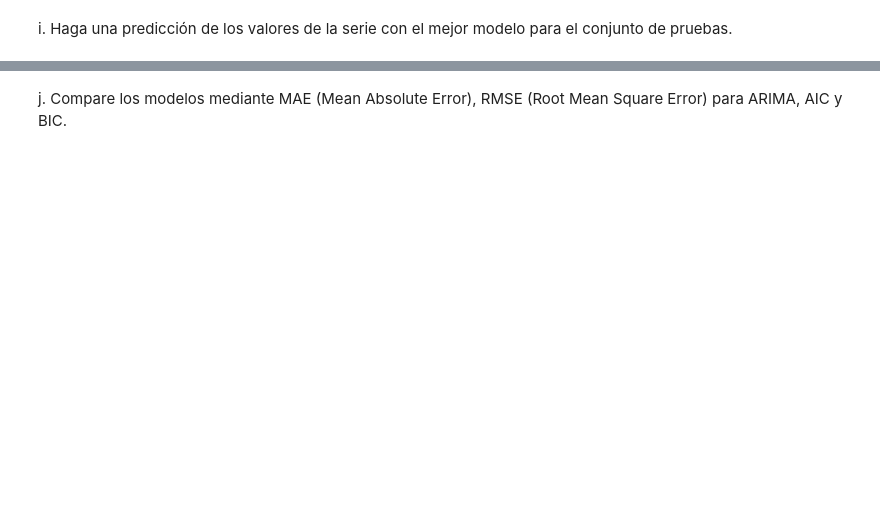
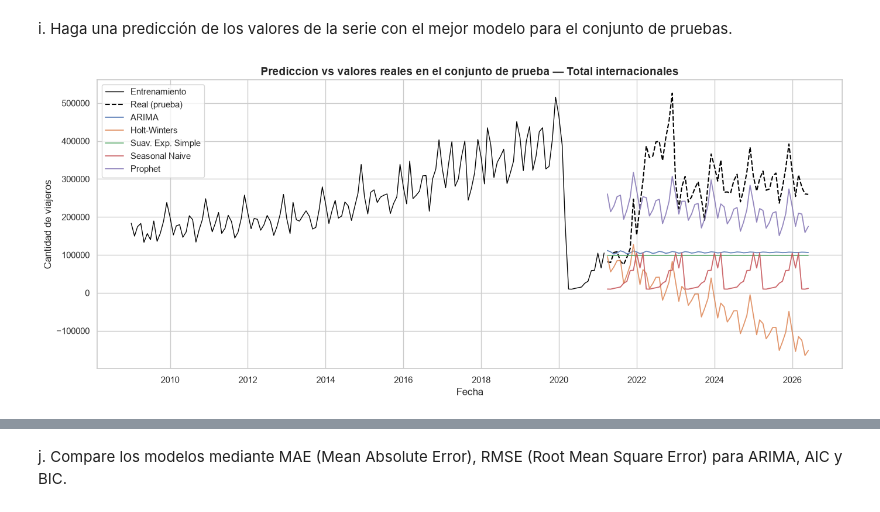
Before and after one commit to PeDro0210AVI/lab-1_time_series, a Jupyter notebook: notebooks/EDA.ipynb, the cells around one changed output, grey strips where cells are left out. Cells and saved outputs as stored; diff of their text form; code cells hidden in the pictures; blank space fills up the shorter version.

```diff
--- a/notebooks/EDA.ipynb
+++ b/notebooks/EDA.ipynb
@@ -889,2 +1060,28 @@ g. Haga varios modelos ARIMA, y diga cuál es el mejor de ellos para estimar los
 # %% [markdown]
 h. Haga un modelo usando cada uno de los siguientes algoritmos: prophet de Facebook, holt-winters, suavizamiento exponencial o seasonal naive. Compárelo con los modelos del inciso anterior. ¿Cuál funcionó mejor?
+# %%
+from statsmodels.tsa.holtwinters import ExponentialSmoothing, SimpleExpSmoothing
+from prophet import Prophet
+import logging
+logging.getLogger("cmdstanpy").setLevel(logging.WARNING)
+logging.getLogger("prophet").setLevel(logging.WARNING)
+
+# Series de prueba (test) construidas con la misma logica que series_dict, pero sobre el 30% de prueba
+rango_fechas_test = pd.date_range(test["Fecha"].min(), test["Fecha"].max(), freq="MS")
+test_series_dict = {"Total internacionales": test.set_index("Fecha")["Viajero"].reindex(rango_fechas_test, fill_value=0)}
+for pais in paises_top3:
+    s = (df_test[df_test["Pa\u00eds"] == pais].groupby("Fecha")["Viajero"].sum().reindex(rango_fechas_test, fill_value=0))
+    test_series_dict[f"Pa\u00eds: {pais}"] = s
+for tipo in tipo_viajeros:
+    s = (df_test[df_test["Tipo_Viajero"] == tipo].groupby("Fecha")["Viajero"].sum().reindex(rango_fechas_test, fill_value=0))
+    test_series_dict[f"Tipo: {tipo}"] = s
+
+h_horizon = len(rango_fechas_test)
+print(f"Horizonte de prediccion (conjunto de prueba): {h_horizon} meses, "
+      f"de {rango_fechas_test.min().date()} a {rango_fechas_test.max().date()}")
+
+
+def seasonal_naive_forecast(train_s, h, m=12):
+    ultimos = train_s.values[-m:]
+    reps = int(np.ceil(h / m))
+    return np.tile(ultimos, reps)[:h]
@@ -891,2 +1177,18 @@ h. Haga un modelo usando cada uno de los siguientes algoritmos: prophet de Faceb
 # %% [markdown]
 i. Haga una predicción de los valores de la serie con el mejor modelo para el conjunto de pruebas.
+# %%
+nombre_plot = "Total internacionales"
+plt.figure(figsize=(14, 6))
+plt.plot(series_dict[nombre_plot].index, series_dict[nombre_plot].values, label="Entrenamiento", color="black", linewidth=1)
+plt.plot(test_series_dict[nombre_plot].index, test_series_dict[nombre_plot].values, label="Real (prueba)", color="black", linestyle="--", linewidth=1.5)
+for modelo_nombre in ["ARIMA", "Holt-Winters", "Suav. Exp. Simple", "Seasonal Naive", "Prophet"]:
+    fc = forecasts[nombre_plot][modelo_nombre]
+    plt.plot(fc.index, fc.values, label=modelo_nombre, alpha=0.85, linewidth=1.3)
+plt.title(f"Prediccion vs valores reales en el conjunto de prueba \u2014 {nombre_plot}")
+plt.xlabel("Fecha")
+plt.ylabel("Cantidad de viajeros")
+plt.legend()
+plt.tight_layout()
+plt.show()
+# %% [output]
+[figure, added]
```
Also changed, not shown: parts of 27 cells of this notebook, 2 other files.
